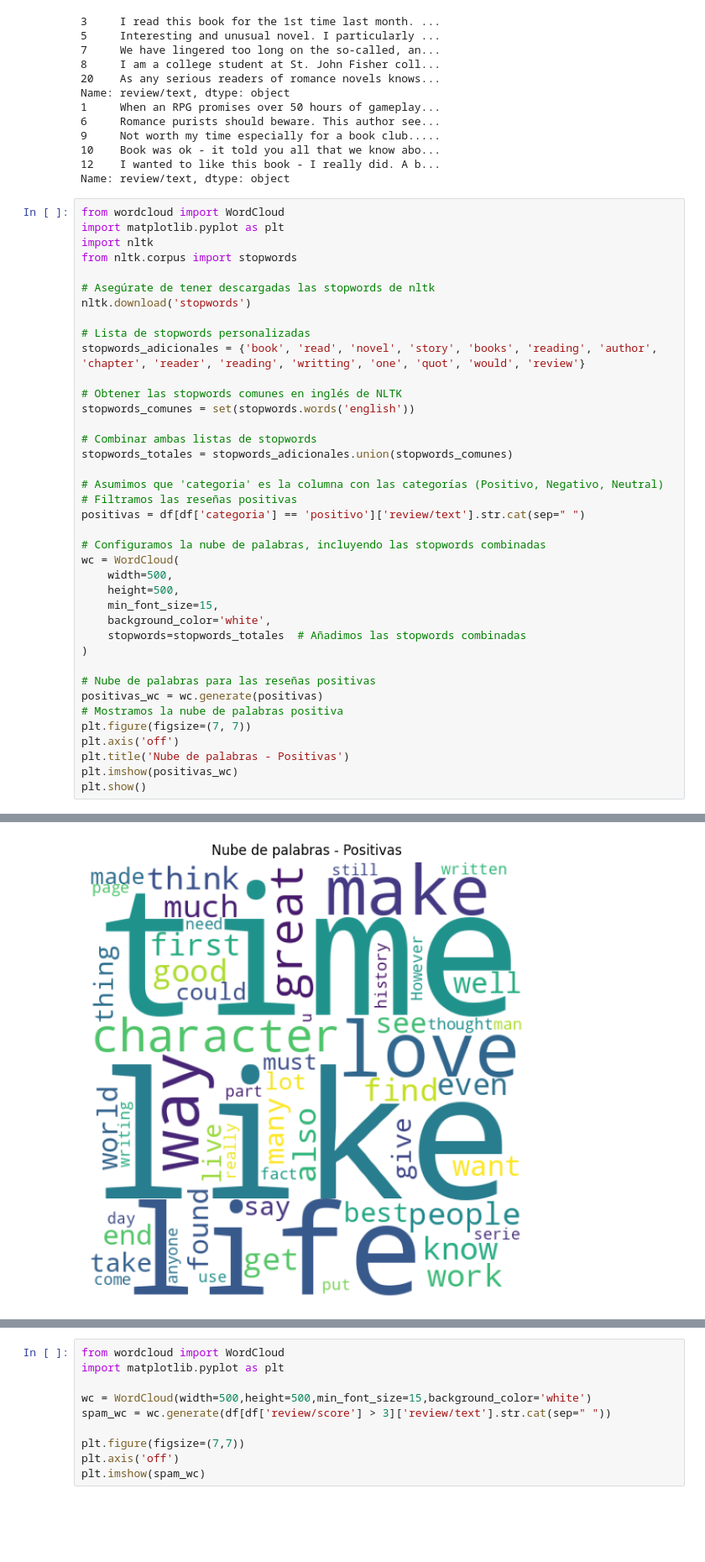
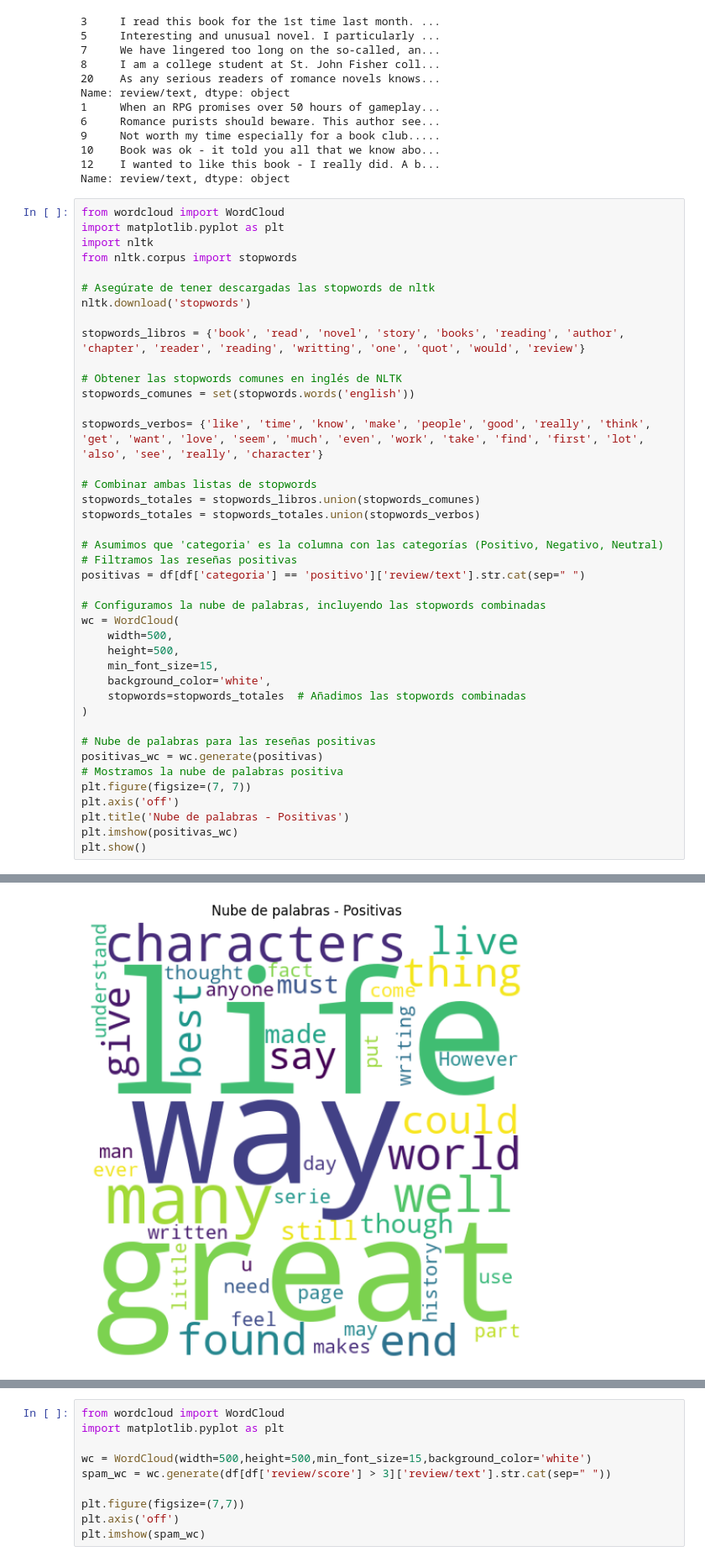
Before and after one commit to EUtrilla2002/ProyectoDatos, a Jupyter notebook: ProyectoDatos.ipynb, the cells around one changed output, grey strips where cells are left out. Shown at 84% size. Saved outputs shown, nothing was run; the diff lists cells and outputs as text; blank space fills up the shorter version.

```diff
--- a/ProyectoDatos.ipynb
+++ b/ProyectoDatos.ipynb
@@ -64,37 +65,39 @@ from nltk.corpus import stopwords
 # Asegúrate de tener descargadas las stopwords de nltk
 nltk.download('stopwords')
 
-# Lista de stopwords personalizadas
-stopwords_adicionales = {'book', 'read', 'novel', 'story', 'books', 'reading', 'author', 'chapter', 'reader', 'reading', 'writting', 'one', 'quot', 'would', 'review'}
+stopwords_libros = {'book', 'read', 'novel', 'story', 'books', 'reading', 'author', 'chapter', 'reader', 'reading', 'writting', 'one', 'quot', 'would', 'review'}
 
 # Obtener las stopwords comunes en inglés de NLTK
 stopwords_comunes = set(stopwords.words('english'))
 
+stopwords_verbos= {'like', 'time', 'know', 'make', 'people', 'good', 'really', 'think', 'get', 'want', 'love', 'seem', 'much', 'even', 'work', 'take', 'find', 'first', 'lot', 'also', 'see', 'really', 'character'}
+
 # Combinar ambas listas de stopwords
-stopwords_totales = stopwords_adicionales.union(stopwords_comunes)
+stopwords_totales = stopwords_libros.union(stopwords_comunes)
+stopwords_totales = stopwords_totales.union(stopwords_verbos)
 
 # Asumimos que 'categoria' es la columna con las categorías (Positivo, Negativo, Neutral)
 # Filtramos las reseñas positivas
 positivas = df[df['categoria'] == 'positivo']['review/text'].str.cat(sep=" ")
 
 # Configuramos la nube de palabras, incluyendo las stopwords combinadas
 wc = WordCloud(
     width=500,
     height=500,
     min_font_size=15,
     background_color='white',
     stopwords=stopwords_totales  # Añadimos las stopwords combinadas
 )
 
 # Nube de palabras para las reseñas positivas
 positivas_wc = wc.generate(positivas)
 # Mostramos la nube de palabras positiva
 plt.figure(figsize=(7, 7))
 plt.axis('off')
 plt.title('Nube de palabras - Positivas')
 plt.imshow(positivas_wc)
 plt.show()
 # %% [output]
 [nltk_data] Downloading package stopwords to /root/nltk_data...
 [nltk_data]   Package stopwords is already up-to-date!
-[figure, old version]
+[figure, new version]
```
Also changed, not shown: parts of 7 cells of this notebook.
